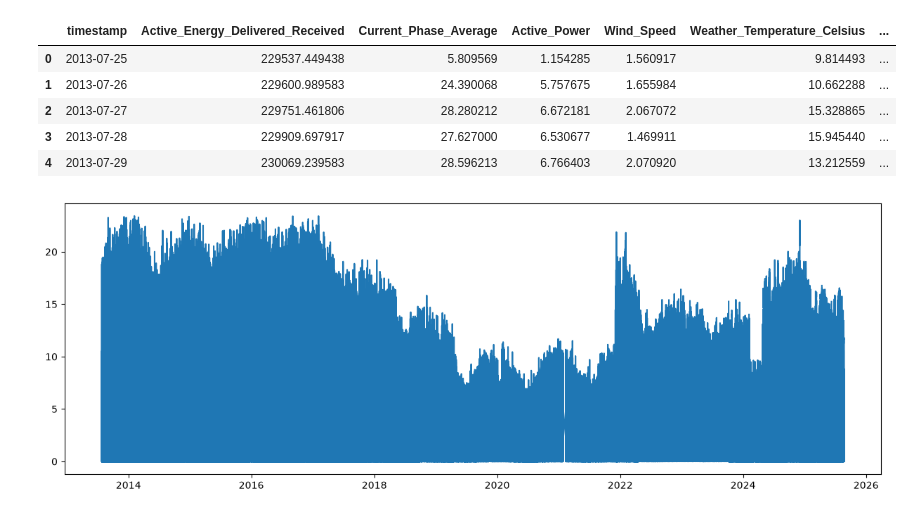
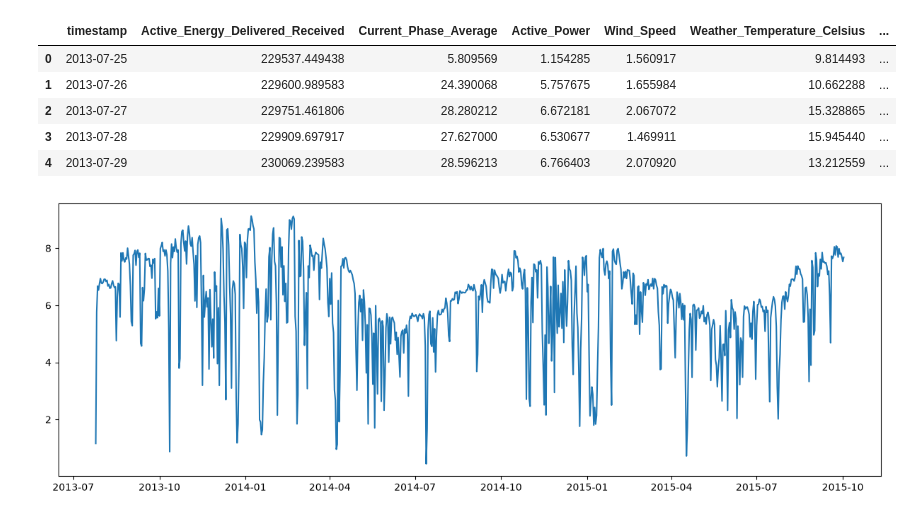
Before and after one commit to camillemotajf/transfer-learning-energy-forecast-tcc, a Jupyter notebook: australia/data.ipynb, the cells around one changed output. Drawn from its saved outputs; the diff is of its cells as text; code cells hidden in the pictures.

```diff
--- a/australia/data.ipynb
+++ b/australia/data.ipynb
@@ -54,8 +54,8 @@ Base diária: (4378, 13)
 # %%
 import matplotlib.pyplot as plt
 
 plt.figure(figsize=(15,5))
-plt.plot(df['timestamp'], df['Active_Power'])
+plt.plot(df_diario['timestamp'].iloc[:800], df_diario['Active_Power'].iloc[:800])
 plt.show()
 # %% [output]
-[figure, old version]
+[figure, new version]
```
Also changed, not shown: 15 other files.
